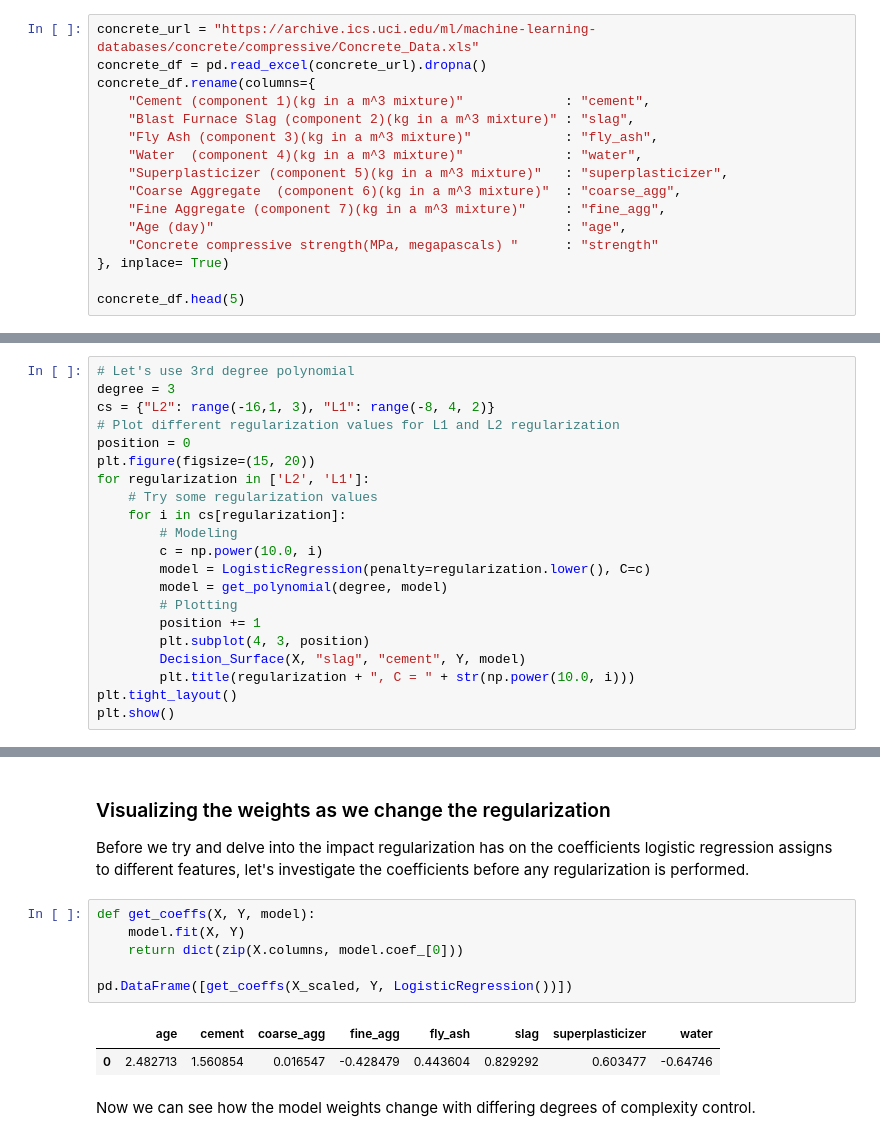
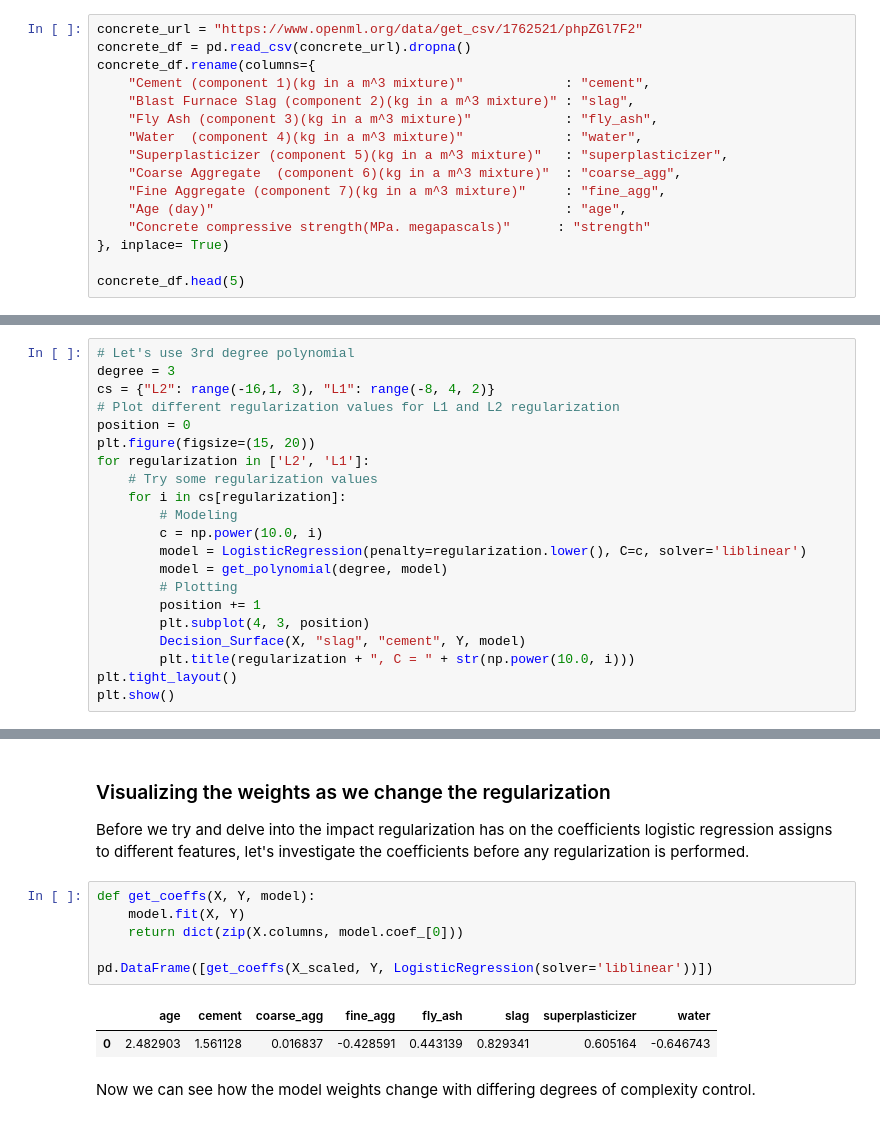
Before and after one commit to yizuc/datamining, a Jupyter notebook: Module4_Regularization/Regularization and learning curves.ipynb, the cells around one changed output, grey strips where cells are left out. Drawn from its saved outputs; the diff is of its cells as text.

```diff
--- a/Module4_Regularization/Regularization and learning curves.ipynb
+++ b/Module4_Regularization/Regularization and learning curves.ipynb
@@ -34,6 +34,6 @@ We will be using the concrete data from one of your previous homeworks.
 # %%
-concrete_url = "https://archive.ics.uci.edu/ml/machine-learning-databases/concrete/compressive/Concrete_Data.xls"
-concrete_df = pd.read_excel(concrete_url).dropna()
+concrete_url = "https://www.openml.org/data/get_csv/1762521/phpZGl7F2"
+concrete_df = pd.read_csv(concrete_url).dropna()
 concrete_df.rename(columns={
     "Cement (component 1)(kg in a m^3 mixture)"             : "cement",
     "Blast Furnace Slag (component 2)(kg in a m^3 mixture)" : "slag",
@@ -43,7 +43,7 @@ concrete_df.rename(columns={
     "Coarse Aggregate  (component 6)(kg in a m^3 mixture)"  : "coarse_agg",
     "Fine Aggregate (component 7)(kg in a m^3 mixture)"     : "fine_agg",
     "Age (day)"                                             : "age",
-    "Concrete compressive strength(MPa, megapascals) "      : "strength"
+    "Concrete compressive strength(MPa. megapascals)"      : "strength"
 }, inplace= True)
 
 concrete_df.head(5)
@@ -92,7 +92,7 @@ for regularization in ['L2', 'L1']:
     for i in cs[regularization]:
         # Modeling
         c = np.power(10.0, i)
-        model = LogisticRegression(penalty=regularization.lower(), C=c)
+        model = LogisticRegression(penalty=regularization.lower(), C=c, solver='liblinear')
         model = get_polynomial(degree, model)
         # Plotting
         position += 1
@@ -167,12 +167,12 @@ Before we try and delve into the impact regularization has on the coefficients l
 # %%
 def get_coeffs(X, Y, model):
     model.fit(X, Y)
     return dict(zip(X.columns, model.coef_[0]))
 
-pd.DataFrame([get_coeffs(X_scaled, Y, LogisticRegression())])
+pd.DataFrame([get_coeffs(X_scaled, Y, LogisticRegression(solver='liblinear'))])
 # %% [output]
 |  | age | cement | coarse_agg | fine_agg | fly_ash | slag | superplasticizer | water |
-| 0 | 2.482713 | 1.560854 | 0.016547 | -0.428479 | 0.443604 | 0.829292 | 0.603477 | -0.64746 |
+| 0 | 2.482903 | 1.561128 | 0.016837 | -0.428591 | 0.443139 | 0.829341 | 0.605164 | -0.646743 |
 # %% [markdown]
 Now we can see how the model weights change with differing degrees of complexity control.
 # %%
```
Also changed, not shown: parts of 13 cells of this notebook, 3 other files.
